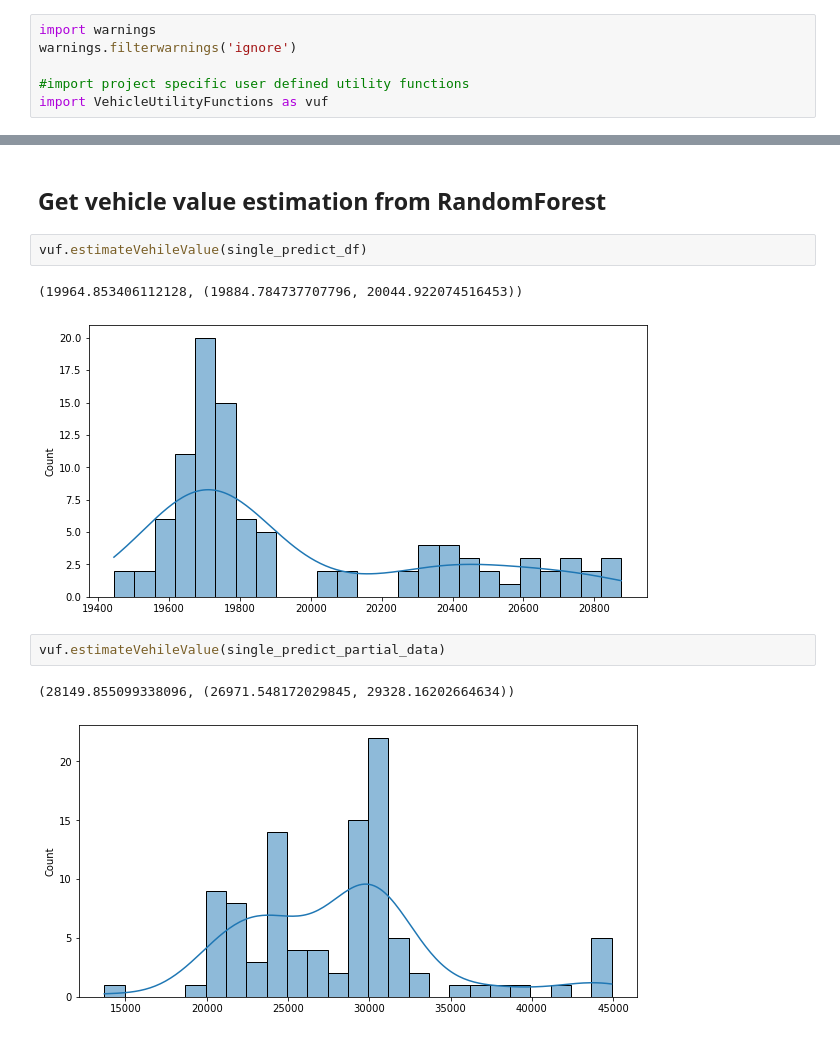
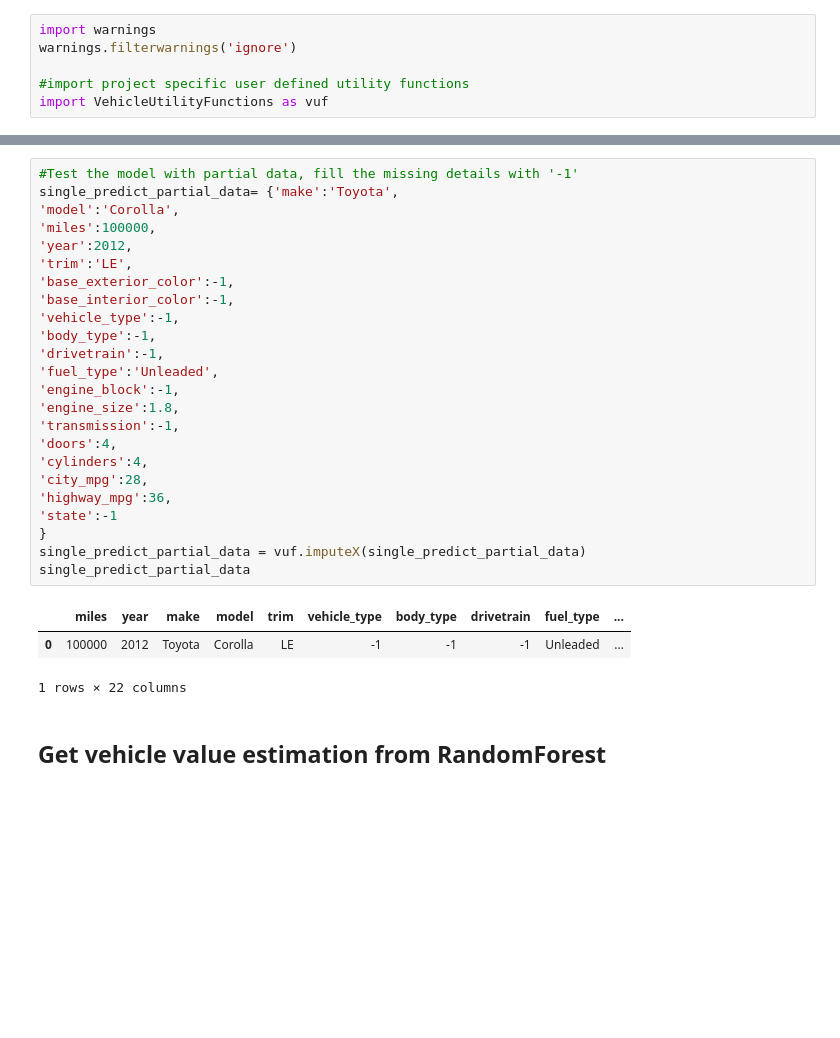
Before and after one commit to rafeesumich/MADSCapstone, a Jupyter notebook: SinglePrediction_RF.ipynb, the cells around one changed output, grey strips where cells are left out. Saved outputs shown, nothing was run; the diff lists cells and outputs as text; blank space fills up the shorter version.

```diff
--- a/SinglePrediction_RF.ipynb
+++ b/SinglePrediction_RF.ipynb
@@ -44,12 +41,30 @@ single_predict_partial_data
+# %%
+#Test the model with partial data, fill the missing details with '-1'
+single_predict_partial_data= {'make':'Toyota',
+'model':'Corolla',
+'miles':100000,
+'year':2012,
+'trim':'LE',
+'base_exterior_color':-1,
+'base_interior_color':-1,
+'vehicle_type':-1,
+'body_type':-1,
+'drivetrain':-1,
+'fuel_type':'Unleaded',
+'engine_block':-1,
+'engine_size':1.8,
+'transmission':-1,
+'doors':4,
+'cylinders':4,
+'city_mpg':28,
+'highway_mpg':36,
+'state':-1
+}
+single_predict_partial_data = vuf.imputeX(single_predict_partial_data)
+single_predict_partial_data
+# %% [output]
+|  | miles | year | make | model | trim | vehicle_type | body_type | drivetrain | fuel_type | ... |
+| 0 | 100000 | 2012 | Toyota | Corolla | LE | -1 | -1 | -1 | Unleaded | ... |
+1 rows × 22 columns
 # %% [markdown]
 ## Get vehicle value estimation from RandomForest
-# %%
-vuf.estimateVehileValue(single_predict_df)
-# %% [output]
-(19964.853406112128, (19884.784737707796, 20044.922074516453))
-[figure, removed]
-# %%
-vuf.estimateVehileValue(single_predict_partial_data)
-# %% [output]
-(28149.855099338096, (26971.548172029845, 29328.16202664634))
-[figure, removed]
```
Also changed, not shown: parts of 6 cells of this notebook, 4 other files.
